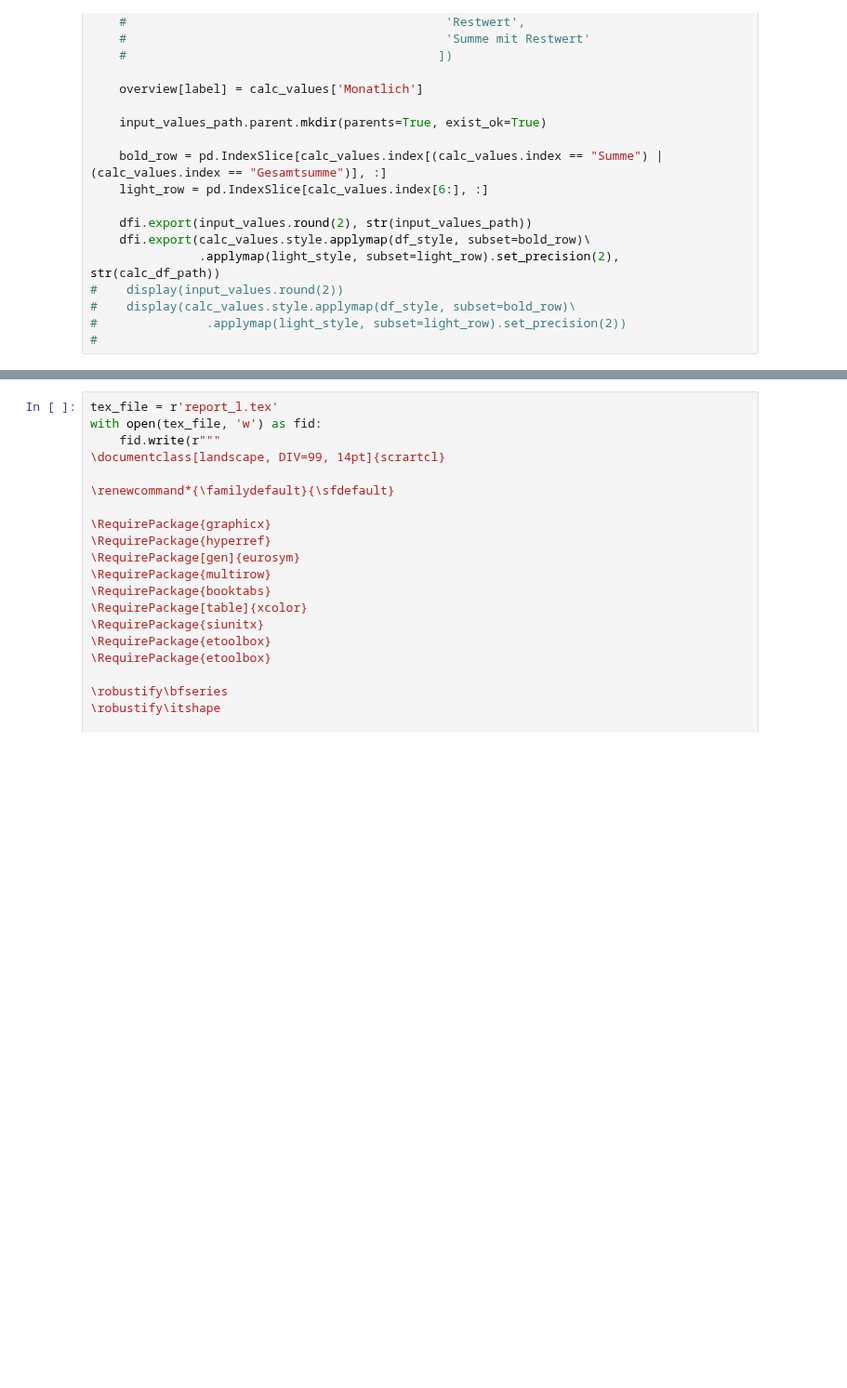
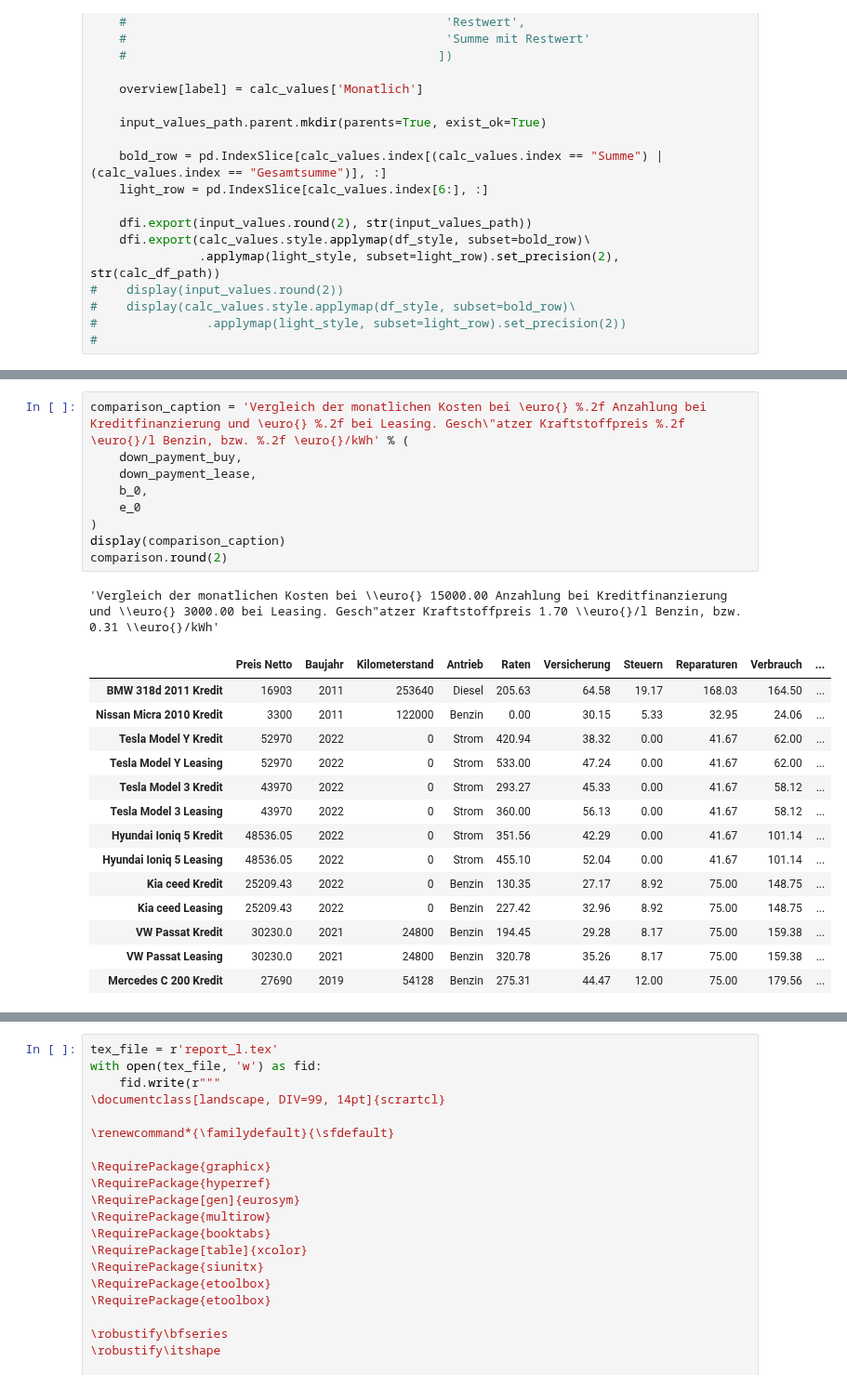
Before and after one commit to schorschie/car_cost_comparisons, a Jupyter notebook: BK_Caller_with_leasing.ipynb, the cells around one changed output, grey strips where cells are left out. Shown at 93% size. Saved outputs shown, nothing was run; the diff lists cells and outputs as text; blank space fills up the shorter version.

Commit message:
Add caption to table

```diff
--- a/BK_Caller_with_leasing.ipynb
+++ b/BK_Caller_with_leasing.ipynb
@@ -517,3 +500,28 @@ comparison
+# %%
+comparison_caption = 'Vergleich der monatlichen Kosten bei \euro{} %.2f Anzahlung bei Kreditfinanzierung und \euro{} %.2f bei Leasing. Gesch\"atzer Kraftstoffpreis %.2f \euro{}/l Benzin, bzw. %.2f \euro{}/kWh' % (
+    down_payment_buy,
+    down_payment_lease,
+    b_0,
+    e_0
+)
+display(comparison_caption)
+comparison.round(2)
+# %% [output]
+'Vergleich der monatlichen Kosten bei \\euro{} 15000.00 Anzahlung bei Kreditfinanzierung und \\euro{} 3000.00 bei Leasing. Gesch"atzer Kraftstoffpreis 1.70 \\euro{}/l Benzin, bzw. 0.31 \\euro{}/kWh'
+|  | Preis Netto | Baujahr | Kilometerstand | Antrieb | Raten | Versicherung | Steuern | Reparaturen | Verbrauch | ... |
+| BMW 318d 2011 Kredit | 16903 | 2011 | 253640 | Diesel | 205.63 | 64.58 | 19.17 | 168.03 | 164.50 | ... |
+| Nissan Micra 2010 Kredit | 3300 | 2011 | 122000 | Benzin | 0.00 | 30.15 | 5.33 | 32.95 | 24.06 | ... |
+| Tesla Model Y Kredit | 52970 | 2022 | 0 | Strom | 420.94 | 38.32 | 0.00 | 41.67 | 62.00 | ... |
+| Tesla Model Y Leasing | 52970 | 2022 | 0 | Strom | 533.00 | 47.24 | 0.00 | 41.67 | 62.00 | ... |
+| Tesla Model 3 Kredit | 43970 | 2022 | 0 | Strom | 293.27 | 45.33 | 0.00 | 41.67 | 58.12 | ... |
+| Tesla Model 3 Leasing | 43970 | 2022 | 0 | Strom | 360.00 | 56.13 | 0.00 | 41.67 | 58.12 | ... |
+| Hyundai Ioniq 5 Kredit | 48536.05 | 2022 | 0 | Strom | 351.56 | 42.29 | 0.00 | 41.67 | 101.14 | ... |
+| Hyundai Ioniq 5 Leasing | 48536.05 | 2022 | 0 | Strom | 455.10 | 52.04 | 0.00 | 41.67 | 101.14 | ... |
+| Kia ceed Kredit | 25209.43 | 2022 | 0 | Benzin | 130.35 | 27.17 | 8.92 | 75.00 | 148.75 | ... |
+| Kia ceed Leasing | 25209.43 | 2022 | 0 | Benzin | 227.42 | 32.96 | 8.92 | 75.00 | 148.75 | ... |
+| VW Passat Kredit | 30230.0 | 2021 | 24800 | Benzin | 194.45 | 29.28 | 8.17 | 75.00 | 159.38 | ... |
+| VW Passat Leasing | 30230.0 | 2021 | 24800 | Benzin | 320.78 | 35.26 | 8.17 | 75.00 | 159.38 | ... |
+| Mercedes C 200 Kredit | 27690 | 2019 | 54128 | Benzin | 275.31 | 44.47 | 12.00 | 75.00 | 179.56 | ... |
 # %%
 bold_column = pd.IndexSlice[comparison.index , comparison_columns[9]]
 light_column = pd.IndexSlice[comparison.index, comparison_columns[10:]]
```
Also changed, not shown: parts of 3 cells of this notebook, 3 other files.
